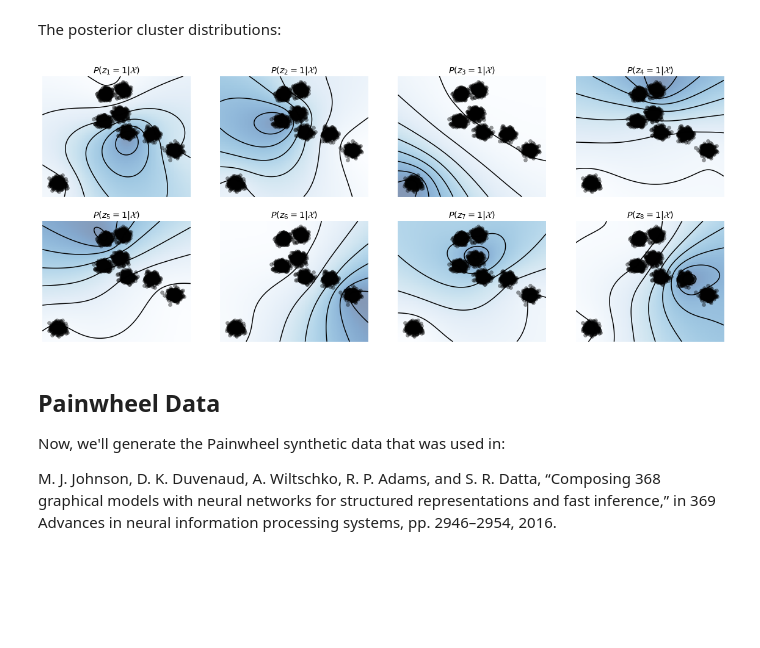
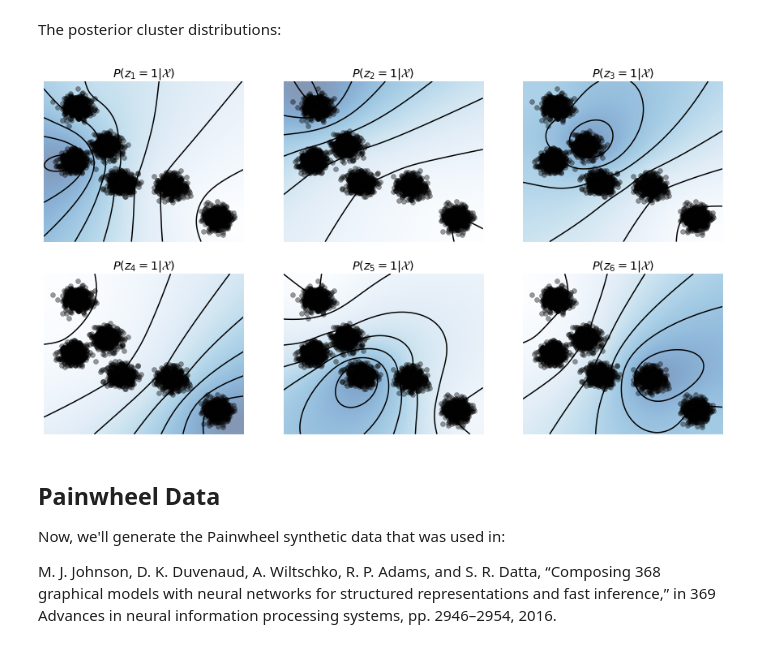
Before and after one commit to juselara1/dmae, a Jupyter notebook: examples/synthetic/shallow_DMAE.ipynb, the cells around one changed output. Saved outputs shown, nothing was run; the diff lists cells and outputs as text; code cells hidden in the pictures; blank space fills up the shorter version.

```diff
--- a/examples/synthetic/shallow_DMAE.ipynb
+++ b/examples/synthetic/shallow_DMAE.ipynb
@@ -50,7 +50,7 @@ Text(0.5, 1.0, 'Generated Data')
 Now, we define some hyperparameters:
 # %%
 # Number of clusters
-n_clusters = 8
+n_clusters = 6
 # Softmax inverse temperature parameter
 alpha = 1000
 # Training parameters
@@ -102,9 +86,6 @@ if dis_name == "Manhattan":
 elif dis_name == "Euclidean":
     dis = DMAE.Dissimilarities.euclidean
     dmae_loss = DMAE.Losses.euclidean_loss
-elif dis_name == "Minkowski":
-    dis = lambda X, Y: DMAE.Dissimilarities.minkowsky(X, Y, p)
-    dmae_loss = lambda X, Y: DMAE.Losses.minkowsky_loss(X, Y, p)
 elif dis_name == "Chebyshev":
     dis = DMAE.Dissimilarities.chebyshev
     dmae_loss = DMAE.Losses.chebyshev_loss
@@ -124,11 +105,15 @@ inp = tf.keras.layers.Input(shape=(2, ))
 theta_tilde = DMAE.Layers.DissimilarityMixtureAutoencoder(alpha=alpha, n_clusters=n_clusters,
                                                           initializers={"centers": DMAE.Initializers.InitPlusPlus(X, n_clusters, dis, 100),
                                                                         "mixers": tf.keras.initializers.Constant(1.0)},
+                                                          regularizers={"centers": tf.keras.regularizers.l2(0),
+                                                                        "mixers": tf.keras.regularizers.l1(0)},
                                                           trainable = {"centers": True, "mixers": True},
                                                           dissimilarity=dis)(inp)
 # DMAE model
 model = tf.keras.Model(inputs=[inp], outputs=theta_tilde)
-model.compile(loss=dmae_loss, optimizer=tf.optimizers.Adam(lr=lr))
+loss = dmae_loss(inp, *theta_tilde, alpha)
+model.add_loss(loss)
+model.compile(optimizer=tf.optimizers.Adam(lr=lr))
 # %% [output]
 WARNING:tensorflow:AutoGraph could not transform <bound method DissimilarityMixtureAutoencoder.call of <DMAE.Layers.DissimilarityMixtureAutoencoder object at 0x...>> and will run it as-is.
 Cause: mangled names are not yet supported
@@ -154,6 +124,6 @@ _________________________________________________________________
 # %% [markdown]
 Training the model:
 # %%
-model.fit(X, X, epochs=epochs, batch_size=batch_size)
+model.fit(X, epochs=epochs, batch_size=batch_size)
 # %% [output]
 Epoch 1/100
@@ -205,9 +169,9 @@ fig, ax = vis_utils.visualize_distribution(model, dmae_loss, 0.1, X, figsize=(7,
 # %% [markdown]
 The posterior cluster distributions:
 # %%
-fig, ax = vis_utils.visualize_probas(DMAE_encoder, X, n_clusters, rows=2, cols=4, figsize=(20, 8))
+fig, ax = vis_utils.visualize_probas(DMAE_encoder, X, n_clusters, rows=2, cols=3, figsize=(15, 8))
 # %% [output]
-[figure, old version]
+[figure, new version]
 # %% [markdown]
 ## Painwheel Data
 
```
Also changed, not shown: parts of 16 cells of this notebook, 9 other files.
